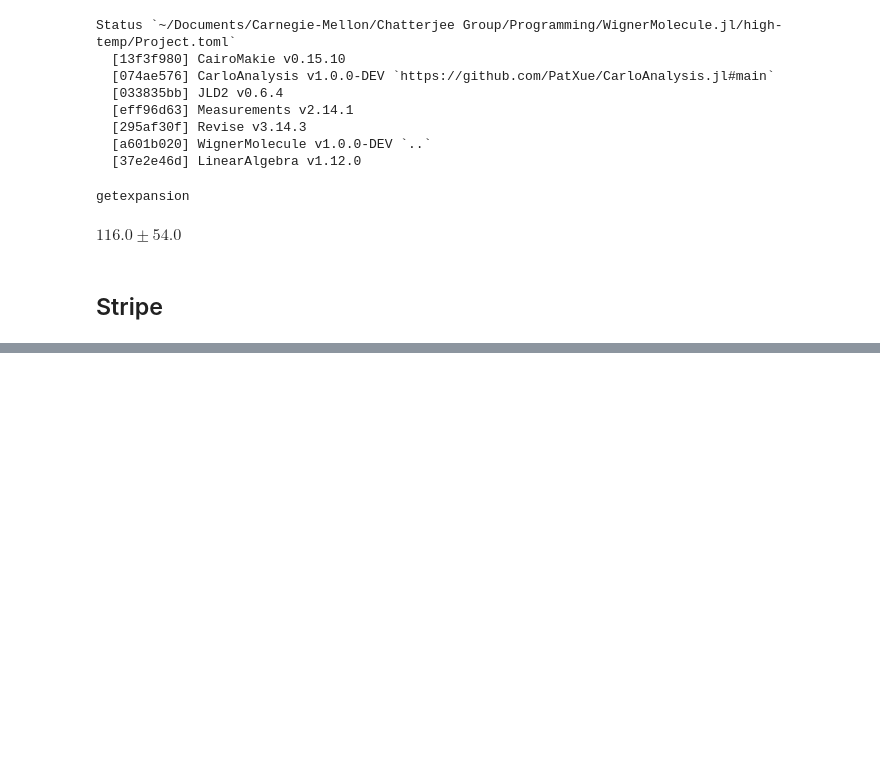
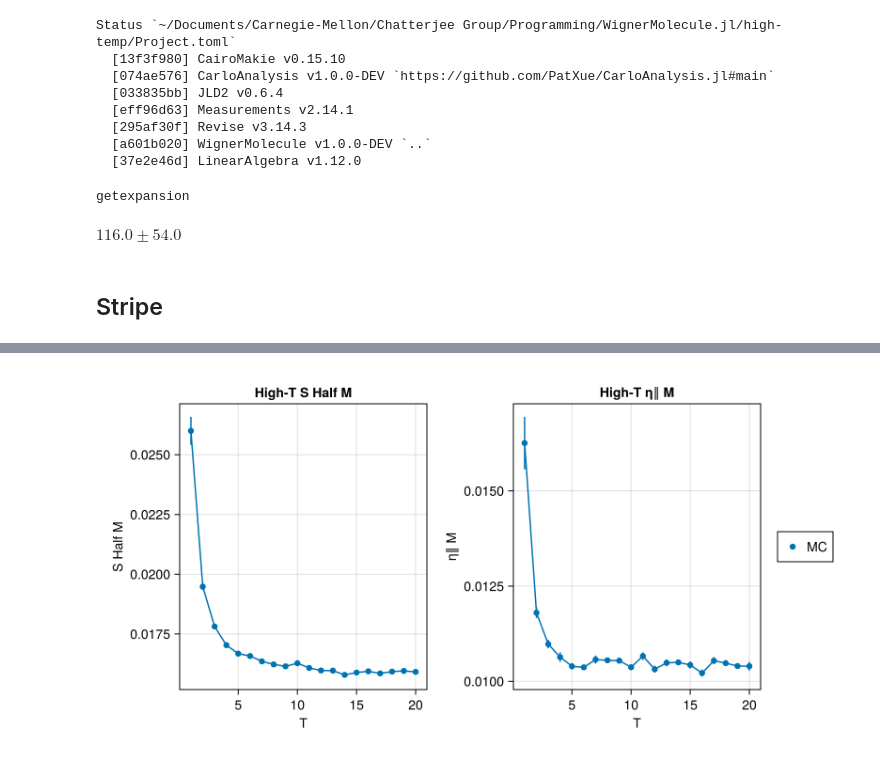
Before and after one commit to PatXue/WignerMolecule.jl, a Jupyter notebook: high-temp/plotting.ipynb, the cells around one changed output, grey strips where cells are left out. Drawn from its saved outputs; the diff is of its cells as text; code cells hidden in the pictures; blank space fills up the shorter version.

Commit message:
Increase high-t sweeps

```diff
--- a/high-temp/plotting.ipynb
+++ b/high-temp/plotting.ipynb
@@ -93,0 +95,14 @@ fig
+# %%
+fig = Figure(size=(800,400))
+fig[1,1] = ax1 = Axis(fig, title="High-T S Half M", xlabel="T", ylabel="S Half M")
+generate_plot!(ax1, :T, :sk_corr_half_M, results.data[results.data.T .>= 1,:])
+# lines!(ax1, 5..20, getexpansion("stripe", 4, "s"))
+fig[1,2] = ax2 = Axis(fig, title="High-T η∥ M", xlabel="T", ylabel="η∥ M")
+generate_plot!(ax2, :T, :ηk_corr_M, results.data[results.data.T .>= 1,:], label="MC") do ηk
+    real.(getindex.(ηk, 1, 1) + getindex.(ηk, 2, 2))
+end
+# lines!(ax2, 1..20, getexpansion("stripe", 3), label="Expansion")
+Legend(fig[1,3], ax2)
+fig
+# %% [output]
+[figure, added]
```
Also changed, not shown: parts of 3 cells of this notebook, 1 other file.
